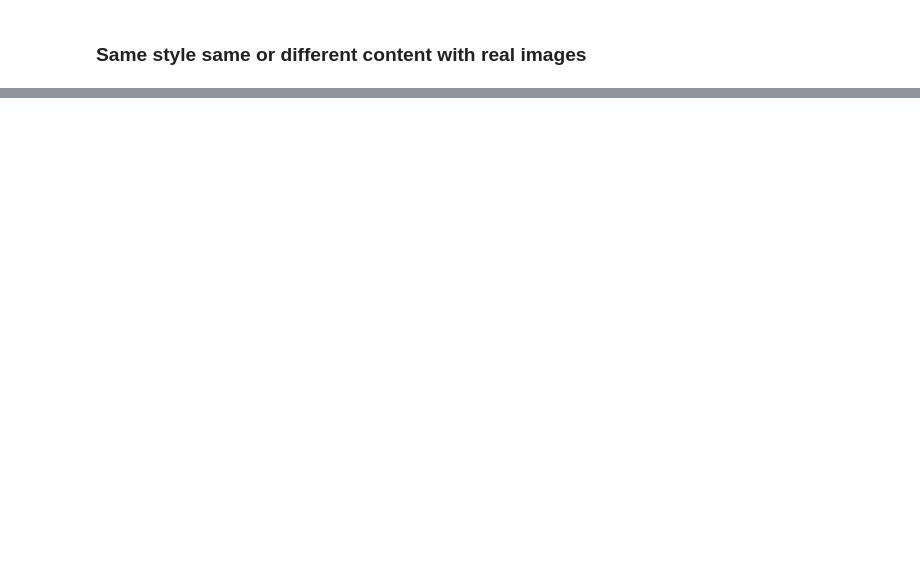
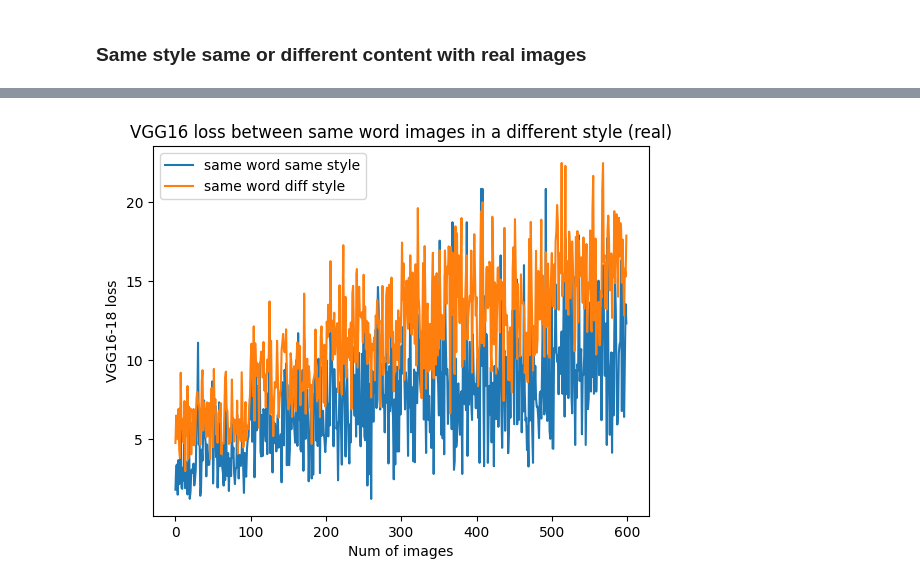
Before and after one commit to Lisa-dk/self-supervised-htr, a Jupyter notebook: small_experiments/style_exp.ipynb, the cells around one changed output, grey strips where cells are left out. Cells and saved outputs as stored; diff of their text form; code cells hidden in the pictures; blank space fills up the shorter version.

```diff
--- a/small_experiments/style_exp.ipynb
+++ b/small_experiments/style_exp.ipynb
@@ -274,0 +371,11 @@ Britain 2
+# %%
+plt.plot(losses_same_real, label="same word same style")
+plt.plot(losses_diff_s_real, label="same word diff style")
+plt.legend()
+plt.xlabel("Num of images")
+plt.ylabel("VGG16-18 loss")
+plt.title("VGG16 loss between same word images in a different style (real)")
+plt.savefig("./vgg_loss_data_real_diff_s.png")
+plt.show()
+# %% [output]
+[figure, added]
```
Also changed, not shown: parts of 10 cells of this notebook, 12 other files.
